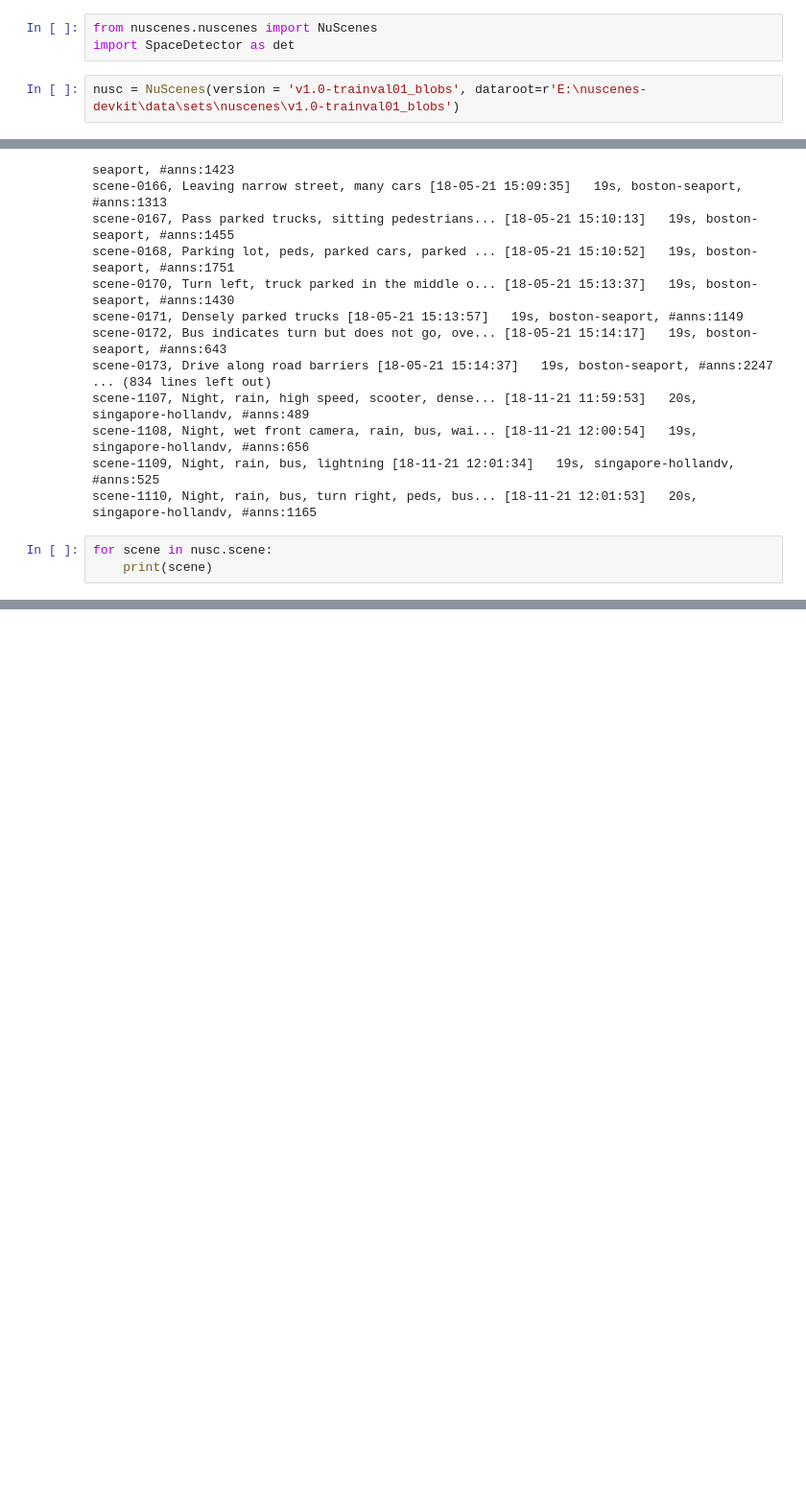
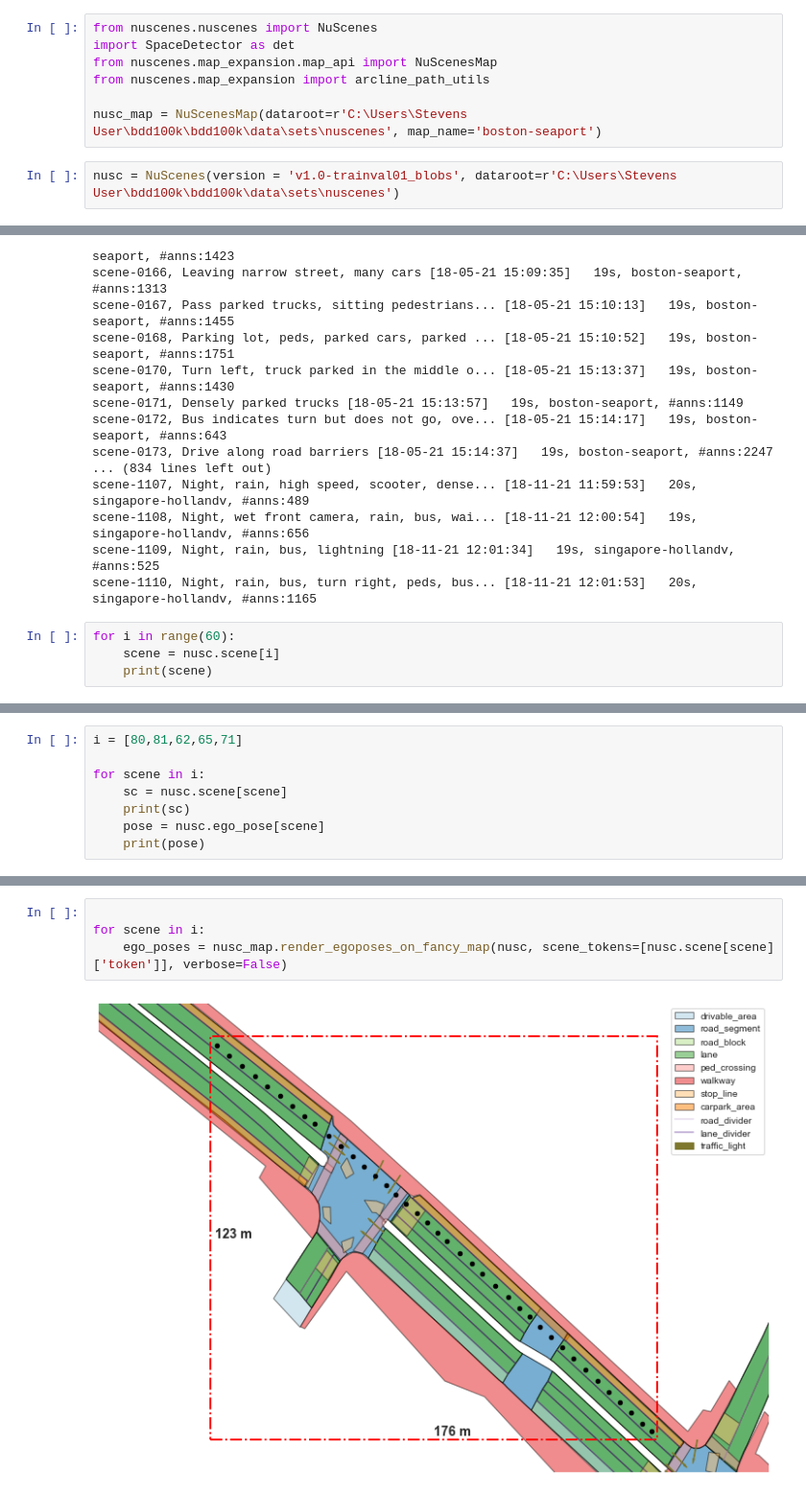
Before and after one commit to loganss1999/parkpal2022, a Jupyter notebook: Untitled.ipynb, the cells around one changed output, grey strips where cells are left out. Shown at 96% size. Saved outputs shown, nothing was run; the diff lists cells and outputs as text; blank space fills up the shorter version.

```diff
--- a/Untitled.ipynb
+++ b/Untitled.ipynb
@@ -1,8 +1,12 @@
 # %%
 from nuscenes.nuscenes import NuScenes
 import SpaceDetector as det
+from nuscenes.map_expansion.map_api import NuScenesMap
+from nuscenes.map_expansion import arcline_path_utils
+
+nusc_map = NuScenesMap(dataroot=r'C:\Users\Stevens User\bdd100k\bdd100k\data\sets\nuscenes', map_name='boston-seaport')
 # %%
-nusc = NuScenes(version = 'v1.0-trainval01_blobs', dataroot=r'E:\nuscenes-devkit\data\sets\nuscenes\v1.0-trainval01_blobs')
+nusc = NuScenes(version = 'v1.0-trainval01_blobs', dataroot=r'C:\Users\Stevens User\bdd100k\bdd100k\data\sets\nuscenes')
 # %% [output]
 ======
 Loading NuScenes tables for version v1.0-trainval01_blobs...
@@ -45,7 +49,8 @@ scene-1108, Night, wet front camera, rain, bus, wai... [18-11-21 12:00:54]   19s
 scene-1109, Night, rain, bus, lightning [18-11-21 12:01:34]   19s, singapore-hollandv, #anns:525
 scene-1110, Night, rain, bus, turn right, peds, bus... [18-11-21 12:01:53]   20s, singapore-hollandv, #anns:1165
 # %%
-for scene in nusc.scene:
+for i in range(60):
+    scene = nusc.scene[i]
     print(scene)
 # %% [output]
 {'token': '73030fb67d3c46cfb5e590168088ae39', 'log_token': '6b6513e6c8384cec88775cae30b78c0e', 'nbr_samples': 40, 'first_sample_token': 'e93e98b63d3b40209056d129dc53ceee', 'last_sample_token': '40e413 ...
@@ -67,0 +73,8 @@ for scene in nusc.scene:
+# %%
+i = [80,81,62,65,71]
+
+for scene in i:
+    sc = nusc.scene[scene]
+    print(sc)
+    pose = nusc.ego_pose[scene]
+    print(pose)
@@ -67,0 +92,6 @@ for scene in nusc.scene:
+# %%
+
+for scene in i:
+    ego_poses = nusc_map.render_egoposes_on_fancy_map(nusc, scene_tokens=[nusc.scene[scene]['token']], verbose=False)
+# %% [output]
+[figure, added]
```
Also changed, not shown: parts of 5 cells of this notebook, 2 other files.
